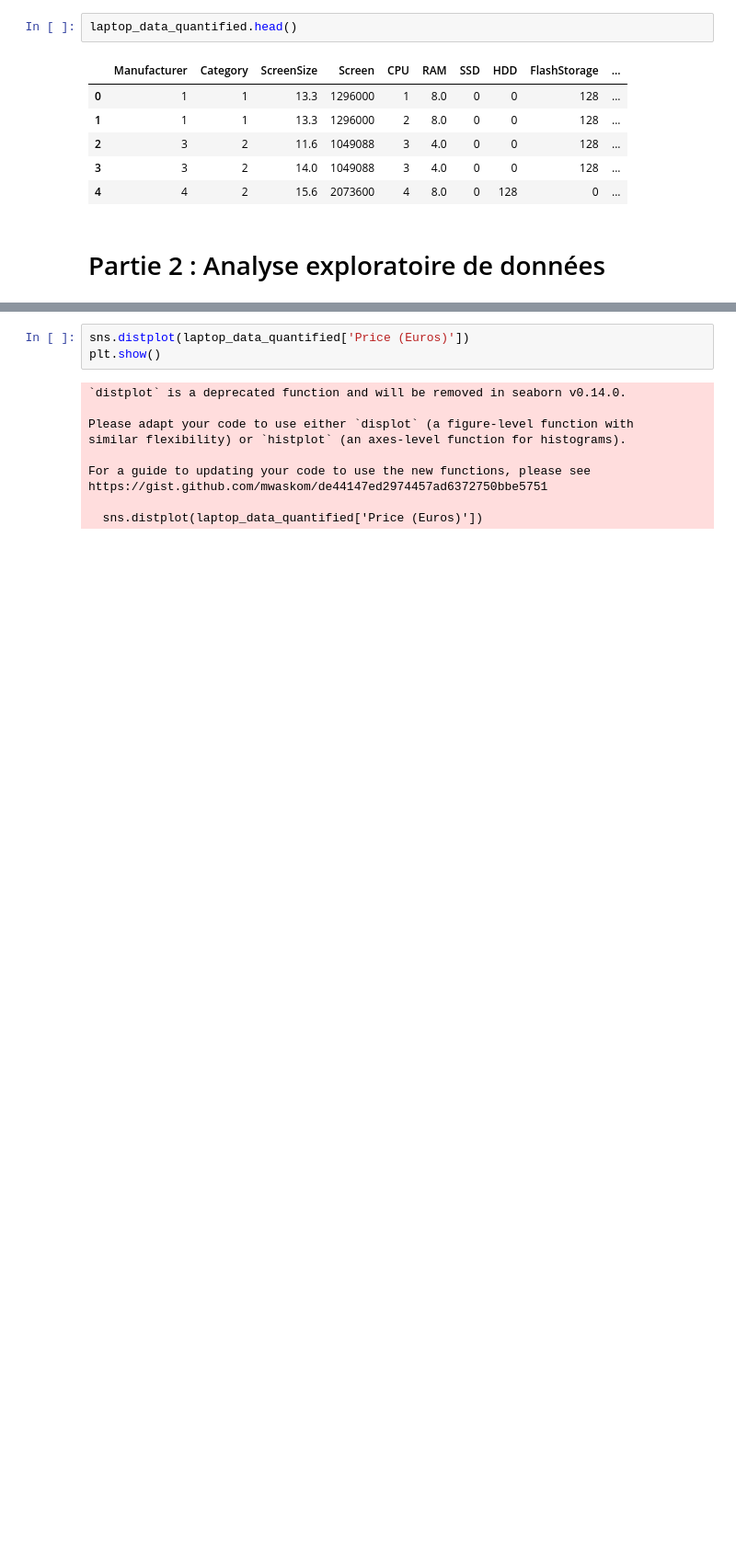
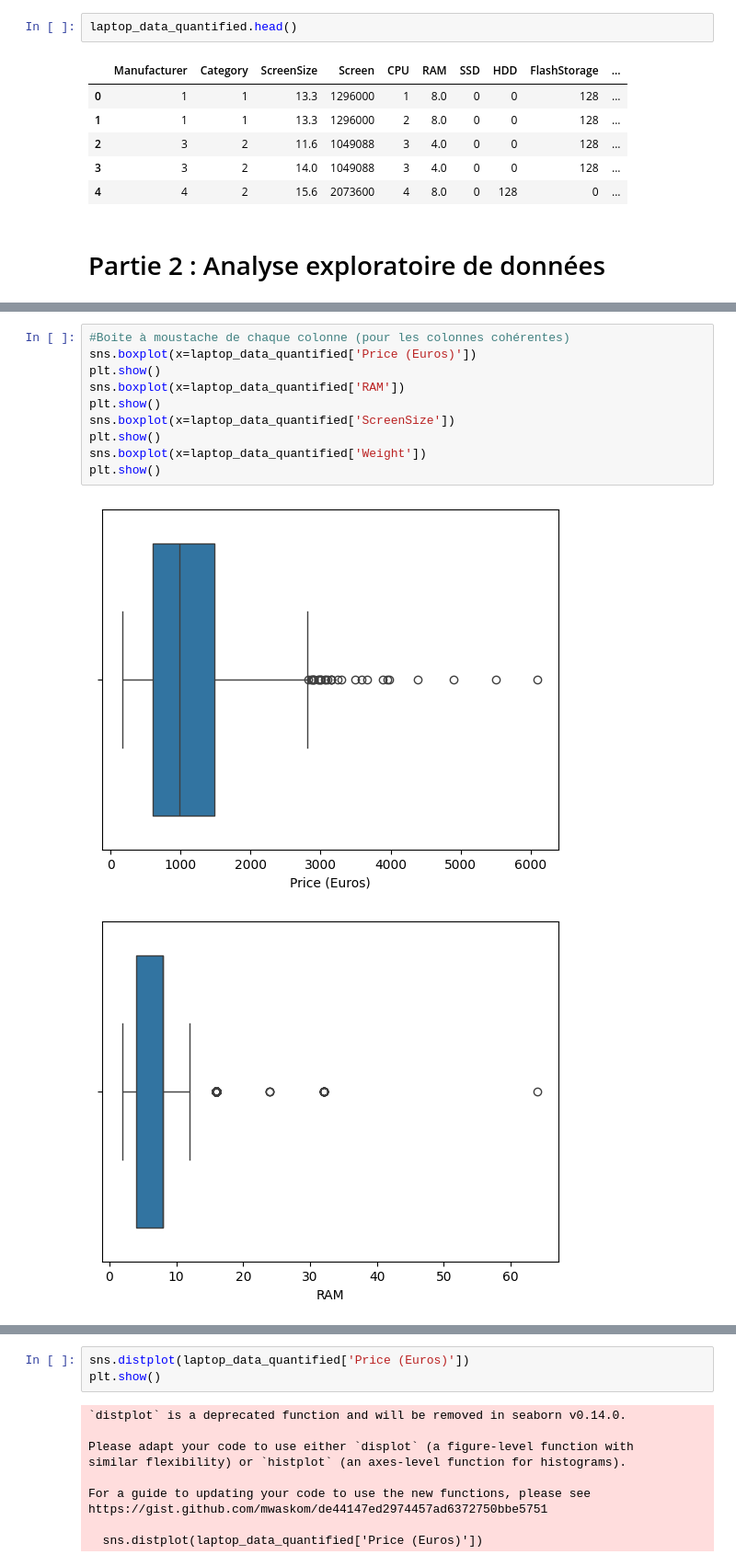
Before and after one commit to SnowZucc/Laptops-Data-Regression, a Jupyter notebook: data_analysis.ipynb, the cells around one changed output, grey strips where cells are left out. Shown at 92% size. Saved outputs shown, nothing was run; the diff lists cells and outputs as text; blank space fills up the shorter version.

```diff
--- a/data_analysis.ipynb
+++ b/data_analysis.ipynb
@@ -208,3 +208,16 @@ laptop_data_quantified.describe()
 | 50% | 15.600000 | 2.073600e+06 | 30.000000 | 8.000000 | 256.000000 | 0.000000 | 0.000000 | 0.000000 | 13.000000 | 2.040000 | ... |
 | 75% | 15.600000 | 2.073600e+06 | 33.000000 | 8.000000 | 256.000000 | 1000.000000 | 0.000000 | 0.000000 | 27.000000 | 2.300000 | ... |
 | max | 18.400000 | 8.294400e+06 | 118.000000 | 64.000000 | 1024.000000 | 2000.000000 | 512.000000 | 1000.000000 | 110.000000 | 4.700000 | ... |
+# %%
+#Boite à moustache de chaque colonne (pour les colonnes cohérentes)
+sns.boxplot(x=laptop_data_quantified['Price (Euros)'])
+plt.show()
+sns.boxplot(x=laptop_data_quantified['RAM'])
+plt.show()
+sns.boxplot(x=laptop_data_quantified['ScreenSize'])
+plt.show()
+sns.boxplot(x=laptop_data_quantified['Weight'])
+plt.show()
+# %% [output]
+[figure, added]
+[figure, added]
```
Also changed, not shown: parts of 60 cells of this notebook, 2 other files.
